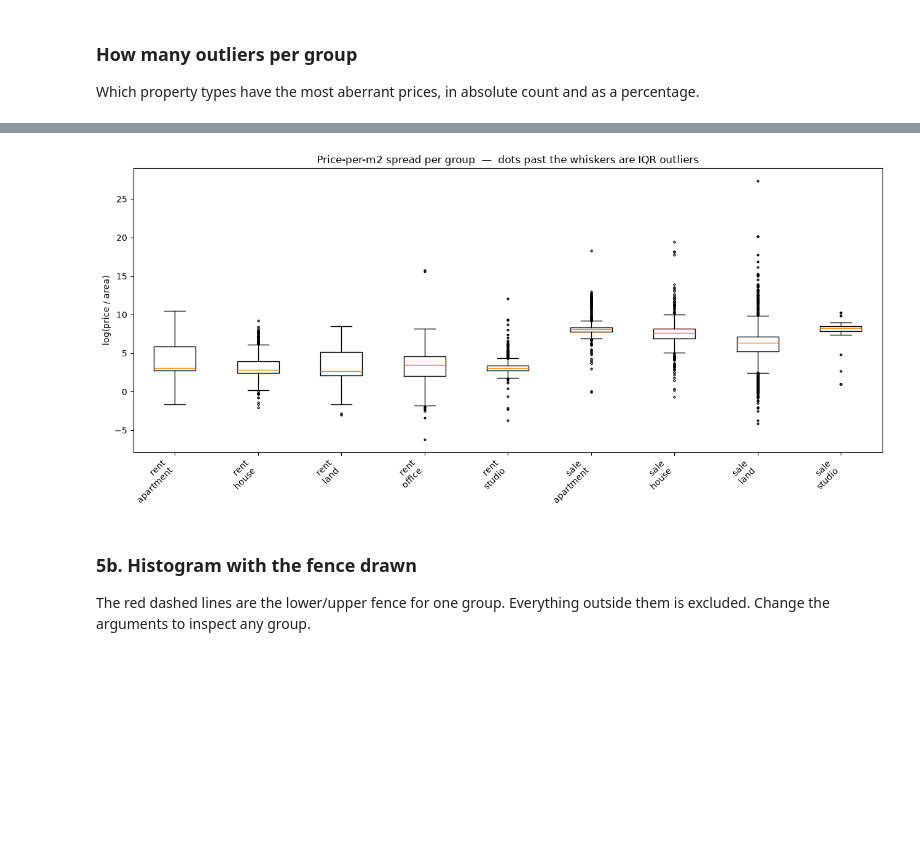
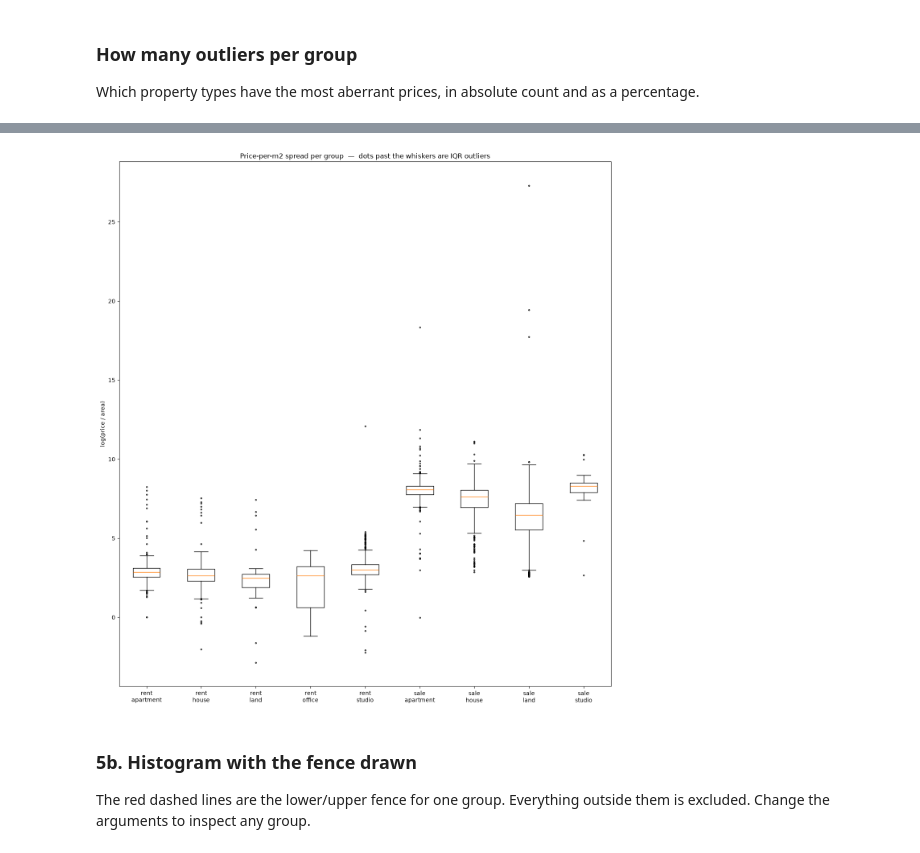
Before and after one commit to BakirMahdi/real_estate, a Jupyter notebook: scraper/ml/eda_outliers.ipynb, the cells around one changed output, grey strips where cells are left out. Cells and saved outputs as stored; diff of their text form; code cells hidden in the pictures; blank space fills up the shorter version.

```diff
--- a/scraper/ml/eda_outliers.ipynb
+++ b/scraper/ml/eda_outliers.ipynb
@@ -208,0 +214,7 @@ Stage 1: 15,299 -> 8,696   (6,603 rows dropped)
+# %%
+# De-duplication (still Stage 1): collapse reposts / cross-posts before the fence.
+# `filtered` carries through to every cell below, so from here on it is the
+# distinct-properties frame the fence is computed on.
+before = len(filtered)
+filtered = drop_duplicate_listings(filtered)
+print(f"De-dup: {before:,} -> {len(filtered):,}   ({before - len(filtered):,} duplicate rows dropped)")
@@ -239,0 +256,12 @@ bounds
+# %%
+# Repair ×1000 currency mixups using the fence just computed, BEFORE dropping.
+# repair_price_magnitude only rewrites `price` where dividing (or multiplying) by
+# 1000 lands the row back inside its group's fence; every other row is untouched.
+# We reassign into `filtered` and recompute log_ppm2, so every plot/table below
+# reflects the repaired prices — the fliers you then see are the rows STILL
+# outside the fence, i.e. the ones apply_outlier_bounds actually drops.
+before_prices = filtered["price"].to_numpy(copy=True)
+filtered = repair_price_magnitude(filtered, bounds)
+n_repaired = int((filtered["price"].to_numpy() != before_prices).sum())
+filtered["log_ppm2"] = np.log(filtered["price"] / filtered["area"])
+print(f"Repair: {n_repaired:,} ×1000 price mixups corrected and kept (not dropped)")
@@ -279,19 +315,19 @@ Each box is the "normal" middle 50% of `log(price/area)`; the dots beyond the wh
 # %%
 labels, data = [], []
 for (lt, pt), g in filtered.groupby(["listing_type", "property_type"]):
     if len(g) >= MIN_OUTLIER_GROUP_SIZE:
         labels.append(f"{lt}\n{pt}")
         data.append(g["log_ppm2"].to_numpy())
 
-fig, ax = plt.subplots(figsize=(13, 6))
+fig, ax = plt.subplots(figsize=(13, 14 ))
 ax.boxplot(data, tick_labels=labels, showfliers=True, flierprops=dict(marker=".", markersize=4))
 ax.set_ylabel("log(price / area)")
 ax.set_title("Price-per-m2 spread per group  —  dots past the whiskers are IQR outliers")
-plt.xticks(rotation=45, ha="right")
+plt.xticks(rotation=0)
 plt.tight_layout()
 plt.show()
 # %% [output]
-[figure, old version]
+[figure, new version]
 # %% [markdown]
 ### 5b. Histogram with the fence drawn
 The red dashed lines are the lower/upper fence for one group. Everything outside them is excluded. Change the arguments to inspect any group.
```
Also changed, not shown: parts of 19 cells of this notebook, 12 other files.
